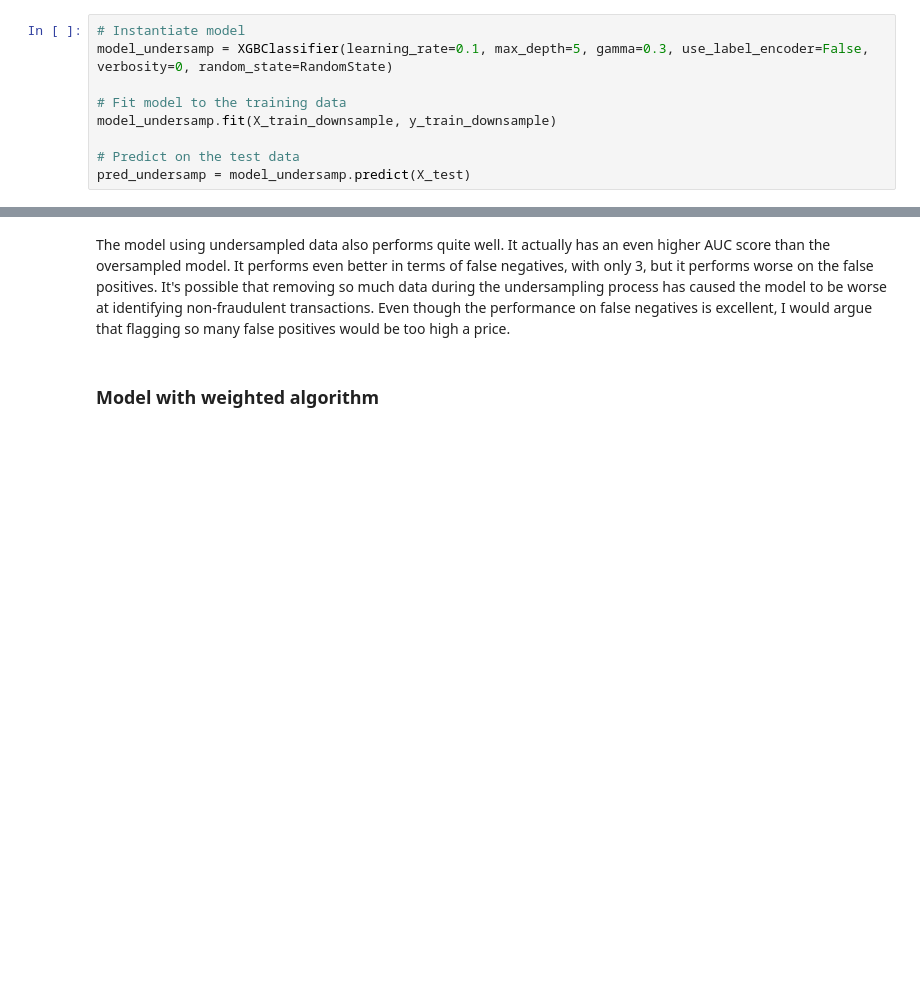
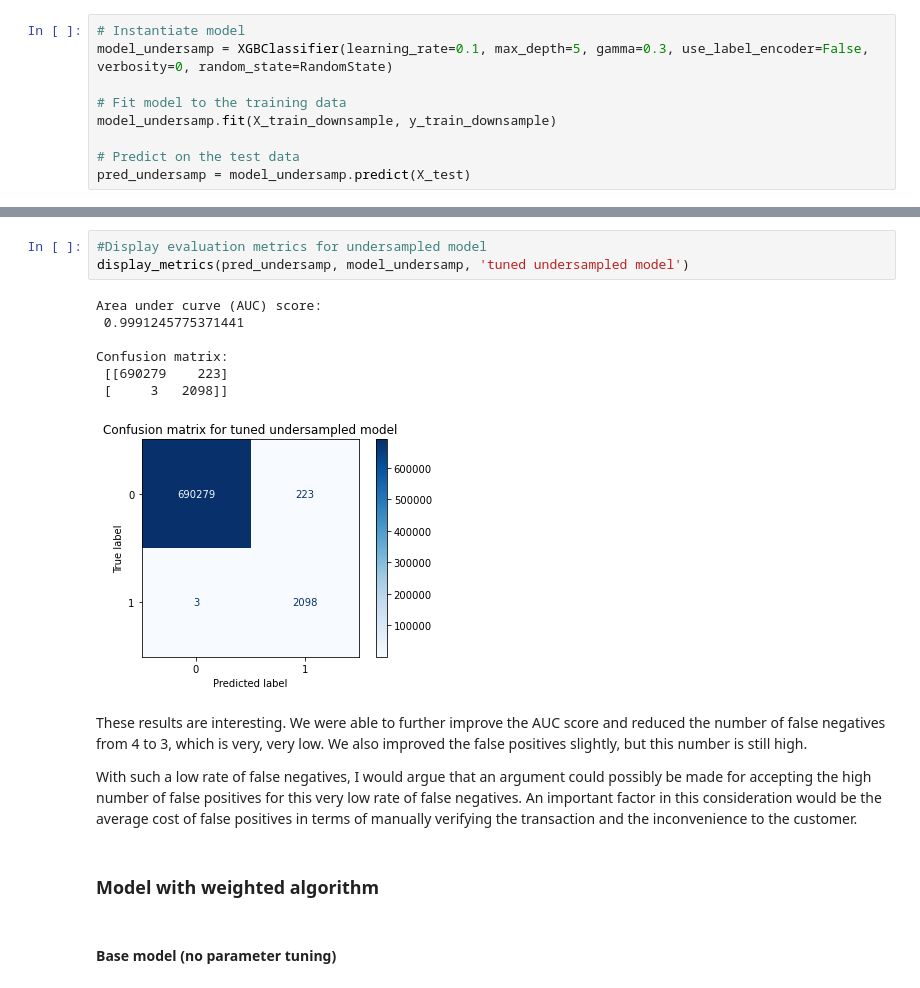
Before and after one commit to hakondoksrod/financial-fraud-detection-imbalanced-data, a Jupyter notebook: fraud_detection.ipynb, the cells around one changed output, grey strips where cells are left out. Drawn from its saved outputs; the diff is of its cells as text; blank space fills up the shorter version.

```diff
--- a/fraud_detection.ipynb
+++ b/fraud_detection.ipynb
@@ -427,4 +565,19 @@ plt.title('Confusion matrix for undersampled model');
+# %%
+#Display evaluation metrics for undersampled model
+display_metrics(pred_undersamp, model_undersamp, 'tuned undersampled model')
+# %% [output]
+Area under curve (AUC) score:
+ 0.9991245775371441
+
+Confusion matrix:
+ [[690279    223]
+ [     3   2098]]
+[figure, added]
 # %% [markdown]
-The model using undersampled data also performs quite well. It actually has an even higher AUC score than the oversampled model. It performs even better in terms of false negatives, with only 3, but it performs worse on the false positives. It's possible that removing so much data during the undersampling process has caused the model to be worse at identifying non-fraudulent transactions. Even though the performance on false negatives is excellent, I would argue that flagging so many false positives would be too high a price.
+These results are interesting. We were able to further improve the AUC score and reduced the number of false negatives from 4 to 3, which is very, very low. We also improved the false positives slightly, but this number is still high.
+
+With such a low rate of false negatives, I would argue that an argument could possibly be made for accepting the high number of false positives for this very low rate of false negatives. An important factor in this consideration would be the average cost of false positives in terms of manually verifying the transaction and the inconvenience to the customer.
 # %% [markdown]
 ### Model with weighted algorithm
+# %% [markdown]
+#### Base model (no parameter tuning)
```
Also changed, not shown: parts of 44 cells of this notebook.
